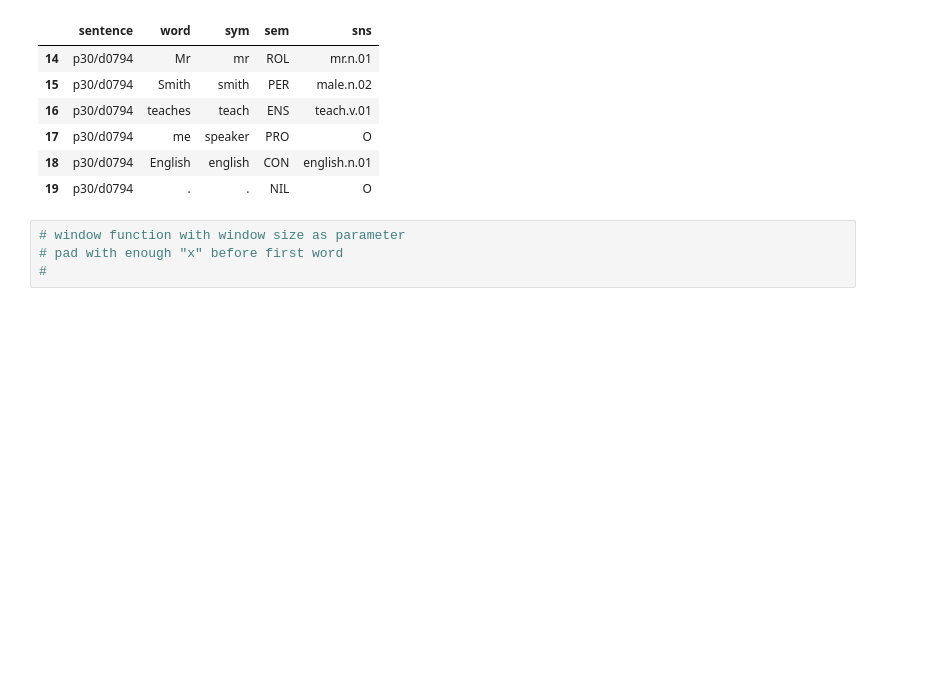
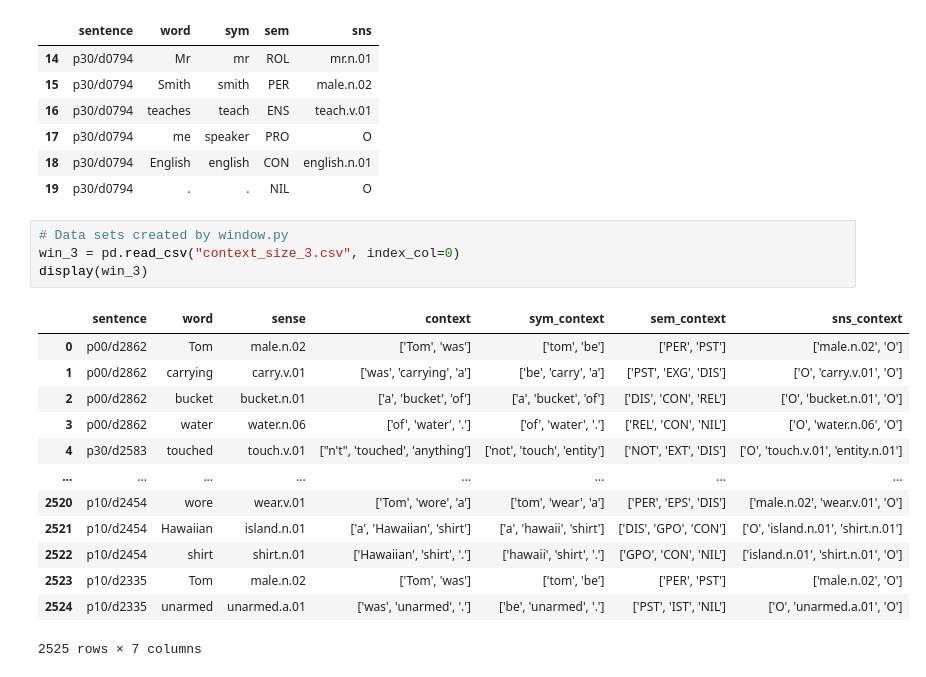
Before and after one commit to piekb/wsd-com-sem, a Jupyter notebook: dataframe.ipynb, the cells around one changed output. Cells and saved outputs as stored; diff of their text form; blank space fills up the shorter version.

```diff
--- a/dataframe.ipynb
+++ b/dataframe.ipynb
@@ -291,7 +291,21 @@ for item in dat['sentence'].unique():
 | 17 | p30/d0794 | me | speaker | PRO | O |
 | 18 | p30/d0794 | English | english | CON | english.n.01 |
 | 19 | p30/d0794 | . | . | NIL | O |
-# %%
-# window function with window size as parameter
-# pad with enough "x" before first word
-#
+# %%
+# Data sets created by window.py
+win_3 = pd.read_csv("context_size_3.csv", index_col=0)
+display(win_3)
+# %% [output]
+|  | sentence | word | sense | context | sym_context | sem_context | sns_context |
+| 0 | p00/d2862 | Tom | male.n.02 | ['Tom', 'was'] | ['tom', 'be'] | ['PER', 'PST'] | ['male.n.02', 'O'] |
+| 1 | p00/d2862 | carrying | carry.v.01 | ['was', 'carrying', 'a'] | ['be', 'carry', 'a'] | ['PST', 'EXG', 'DIS'] | ['O', 'carry.v.01', 'O'] |
+| 2 | p00/d2862 | bucket | bucket.n.01 | ['a', 'bucket', 'of'] | ['a', 'bucket', 'of'] | ['DIS', 'CON', 'REL'] | ['O', 'bucket.n.01', 'O'] |
+| 3 | p00/d2862 | water | water.n.06 | ['of', 'water', '.'] | ['of', 'water', '.'] | ['REL', 'CON', 'NIL'] | ['O', 'water.n.06', 'O'] |
+| 4 | p30/d2583 | touched | touch.v.01 | ["n't", 'touched', 'anything'] | ['not', 'touch', 'entity'] | ['NOT', 'EXT', 'DIS'] | ['O', 'touch.v.01', 'entity.n.01'] |
+| ... | ... | ... | ... | ... | ... | ... | ... |
+| 2520 | p10/d2454 | wore | wear.v.01 | ['Tom', 'wore', 'a'] | ['tom', 'wear', 'a'] | ['PER', 'EPS', 'DIS'] | ['male.n.02', 'wear.v.01', 'O'] |
+| 2521 | p10/d2454 | Hawaiian | island.n.01 | ['a', 'Hawaiian', 'shirt'] | ['a', 'hawaii', 'shirt'] | ['DIS', 'GPO', 'CON'] | ['O', 'island.n.01', 'shirt.n.01'] |
+| 2522 | p10/d2454 | shirt | shirt.n.01 | ['Hawaiian', 'shirt', '.'] | ['hawaii', 'shirt', '.'] | ['GPO', 'CON', 'NIL'] | ['island.n.01', 'shirt.n.01', 'O'] |
+| 2523 | p10/d2335 | Tom | male.n.02 | ['Tom', 'was'] | ['tom', 'be'] | ['PER', 'PST'] | ['male.n.02', 'O'] |
+| 2524 | p10/d2335 | unarmed | unarmed.a.01 | ['was', 'unarmed', '.'] | ['be', 'unarmed', '.'] | ['PST', 'IST', 'NIL'] | ['O', 'unarmed.a.01', 'O'] |
+2525 rows × 7 columns
```
Also changed, not shown: parts of 3 cells of this notebook, 1 other file.
